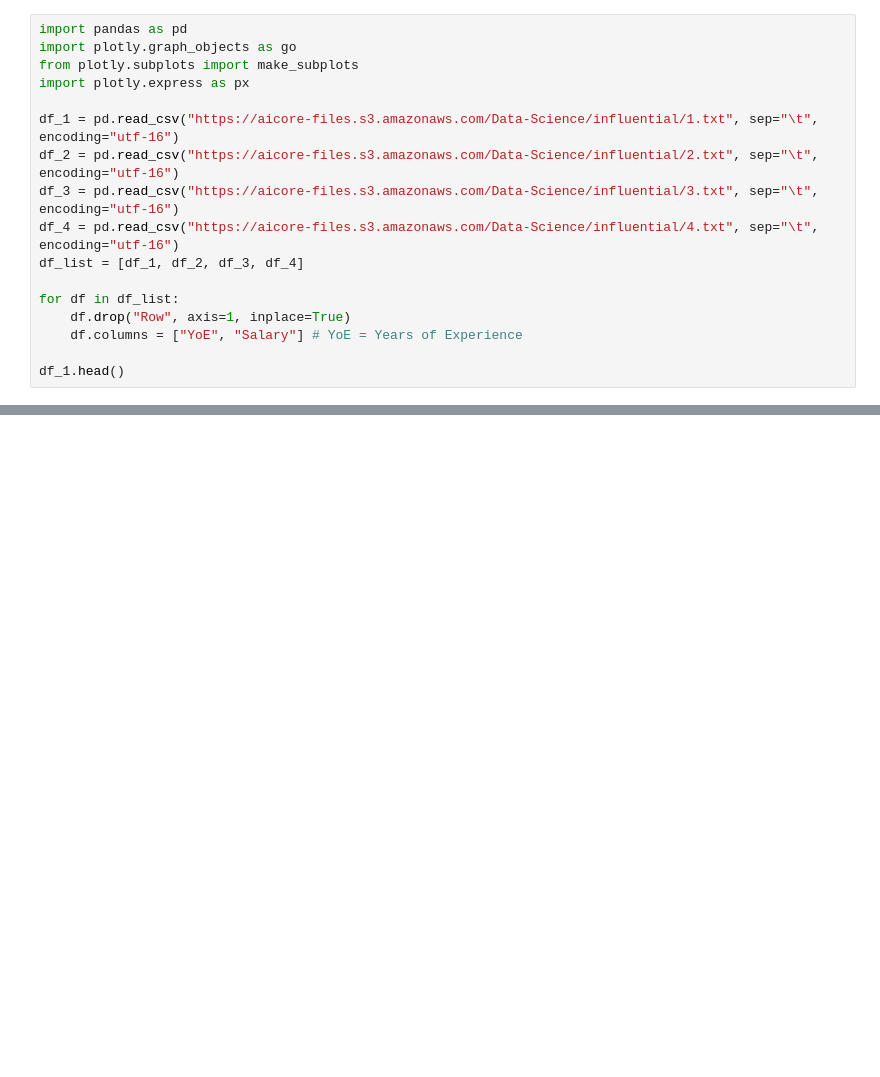
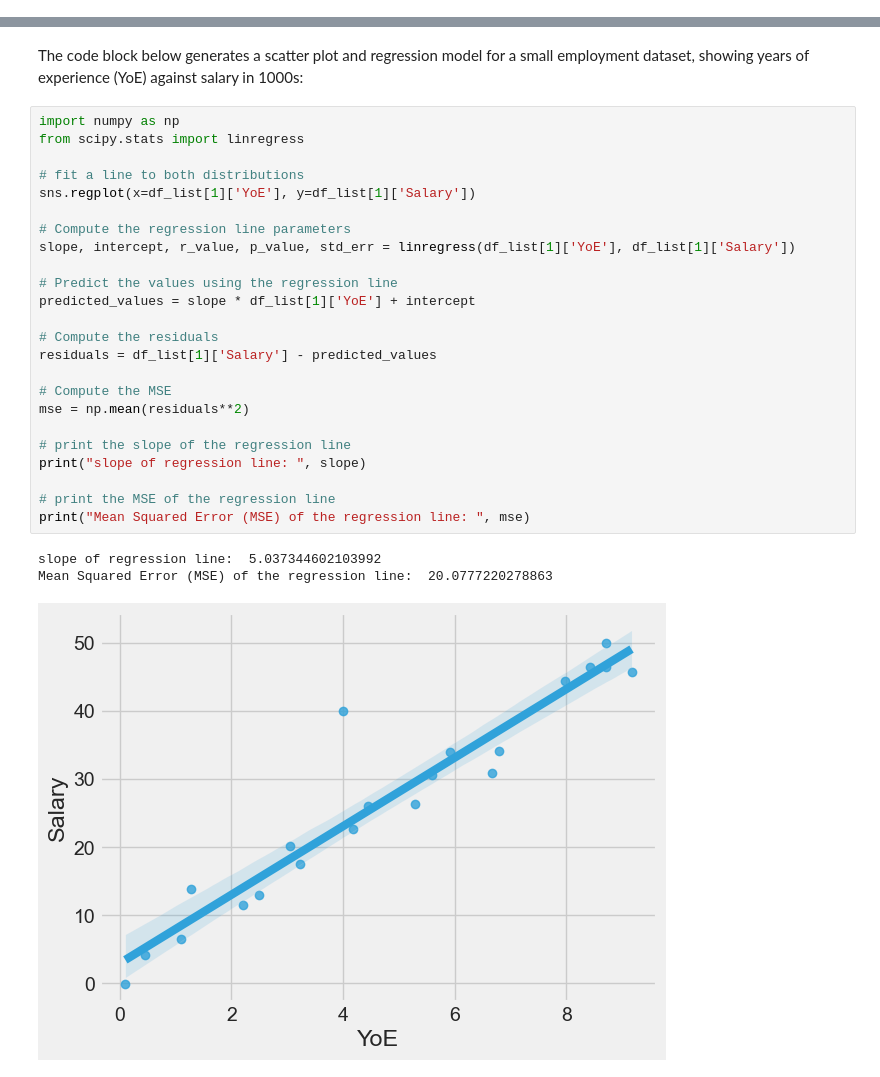
Before and after one commit to AI-Core/Content-Public, a Jupyter notebook: Content/units/Data-Analytics/0. Data Visualisation and Exploratory Data Analysis/4. Influential points - Leverages and Outliers/Notebook.ipynb, the cells around one changed output, grey strips where cells are left out. Saved outputs shown, nothing was run; the diff lists cells and outputs as text; blank space fills up the shorter version.

```diff
--- a/Content/units/Data-Analytics/0. Data Visualisation and Exploratory Data Analysis/4. Influential points - Leverages and Outliers/Notebook.ipynb
+++ b/Content/units/Data-Analytics/0. Data Visualisation and Exploratory Data Analysis/4. Influential points - Leverages and Outliers/Notebook.ipynb
@@ -21,17 +0,0 @@ We'll load in some datasets and see if you can distinguish whether the points ar
-# %%
-import pandas as pd
-import plotly.graph_objects as go
-from plotly.subplots import make_subplots
-import plotly.express as px
-
-df_1 = pd.read_csv("https://aicore-files.s3.amazonaws.com/Data-Science/influential/1.txt", sep="\t", encoding="utf-16")
-df_2 = pd.read_csv("https://aicore-files.s3.amazonaws.com/Data-Science/influential/2.txt", sep="\t", encoding="utf-16")
-df_3 = pd.read_csv("https://aicore-files.s3.amazonaws.com/Data-Science/influential/3.txt", sep="\t", encoding="utf-16")
-df_4 = pd.read_csv("https://aicore-files.s3.amazonaws.com/Data-Science/influential/4.txt", sep="\t", encoding="utf-16")
-df_list = [df_1, df_2, df_3, df_4]
-
-for df in df_list:
-    df.drop("Row", axis=1, inplace=True)
-    df.columns = ["YoE", "Salary"] # YoE = Years of Experience
-
-df_1.head()
@@ -235,0 +97,30 @@ This concludes our short lecture on outliers. It is also worth noting that the `
+# %% [markdown]
+The code block below generates a scatter plot and regression model for a small employment dataset, showing years of experience (YoE) against salary in 1000s:
+# %%
+import numpy as np
+from scipy.stats import linregress
+
+# fit a line to both distributions
+sns.regplot(x=df_list[1]['YoE'], y=df_list[1]['Salary'])
+
+# Compute the regression line parameters
+slope, intercept, r_value, p_value, std_err = linregress(df_list[1]['YoE'], df_list[1]['Salary'])
+
+# Predict the values using the regression line
+predicted_values = slope * df_list[1]['YoE'] + intercept
+
+# Compute the residuals
+residuals = df_list[1]['Salary'] - predicted_values
+
+# Compute the MSE
+mse = np.mean(residuals**2)
+
+# print the slope of the regression line
+print("slope of regression line: ", slope)
+
+# print the MSE of the regression line
+print("Mean Squared Error (MSE) of the regression line: ", mse)
+# %% [output]
+slope of regression line:  5.037344602103992
+Mean Squared Error (MSE) of the regression line:  20.0777220278863
+[figure, added]
```
Also changed, not shown: parts of 55 cells of this notebook, 28 other files.
